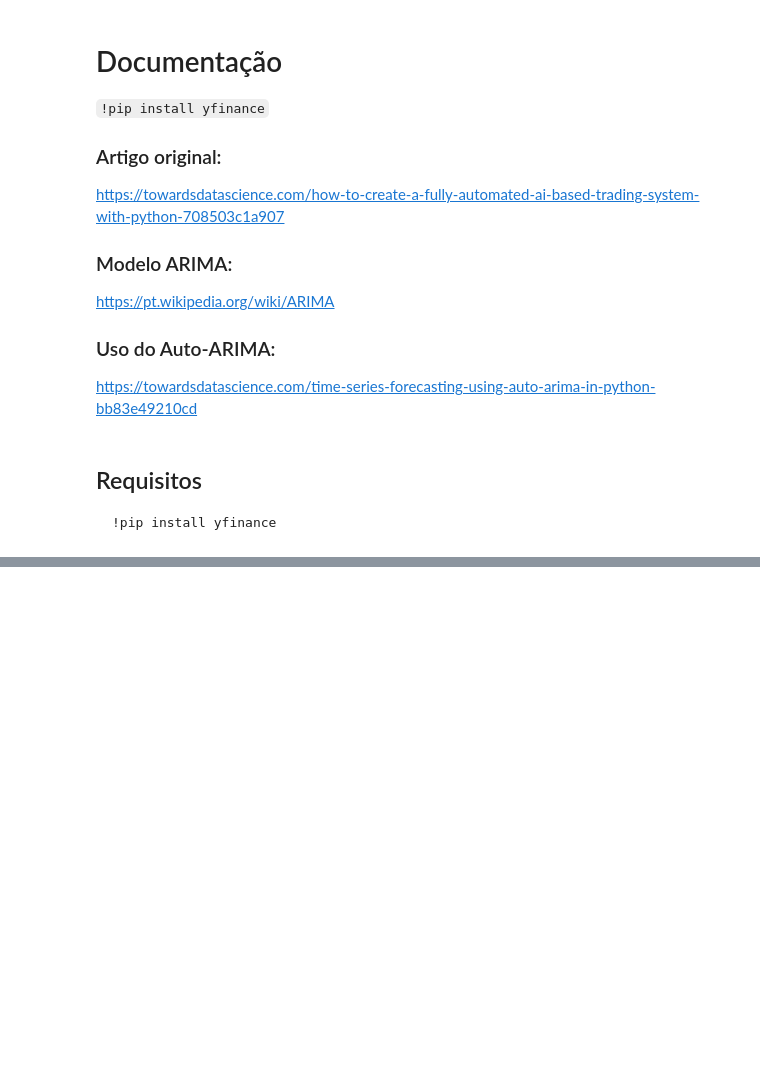
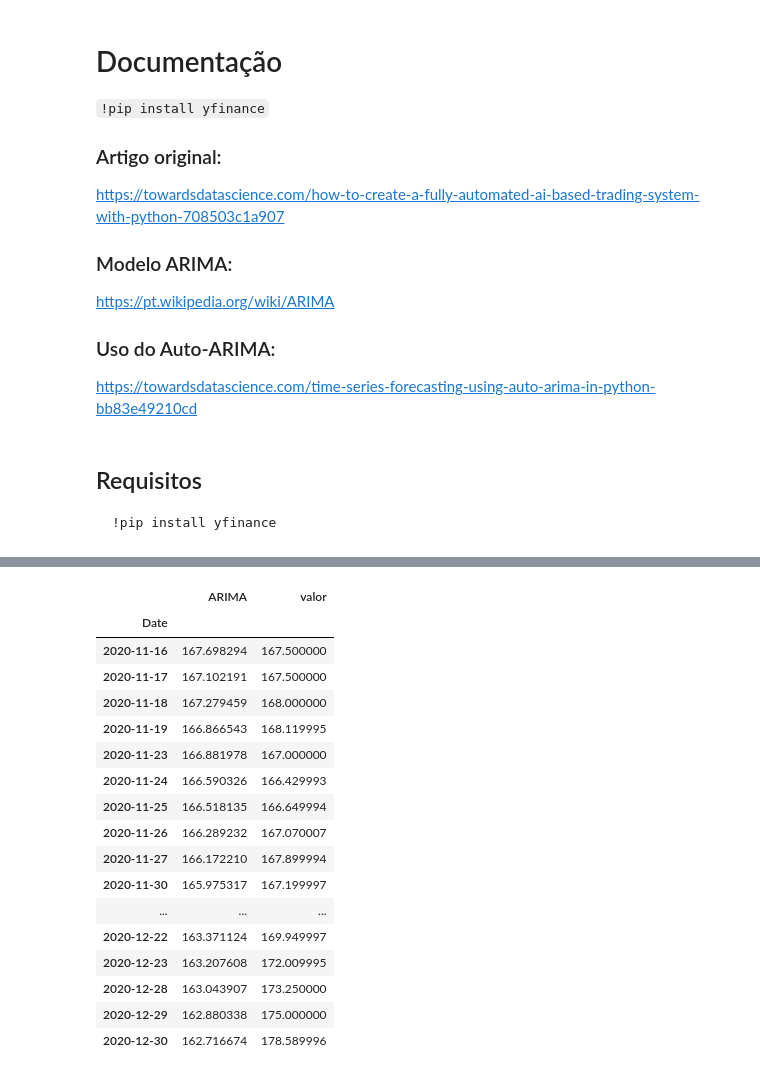
Before and after one commit to renatoreggiani/trAIding, a Jupyter notebook: python-ai-trading-pedro.ipynb, the cells around one changed output, grey strips where cells are left out. Cells and saved outputs as stored; diff of their text form; code cells hidden in the pictures; blank space fills up the shorter version.

```diff
--- a/python-ai-trading-pedro.ipynb
+++ b/python-ai-trading-pedro.ipynb
@@ -75,8 +128,26 @@ def desvio(registro):
 # %%
-df = pd.DataFrame({'predição':arima_model.predict(n_periods=n_steps),'valor':test}, index=test.index)
-df['desvio (%)'] = df.apply(desvio, axis=1)
+df = pd.DataFrame({'ARIMA':df_arima,'valor':test}, index=test.index)
 prd = df
 df
+# %% [output]
+|  | ARIMA | valor |
+| Date |  |  |
+| 2020-11-16 | 167.698294 | 167.500000 |
+| 2020-11-17 | 167.102191 | 167.500000 |
+| 2020-11-18 | 167.279459 | 168.000000 |
+| 2020-11-19 | 166.866543 | 168.119995 |
+| 2020-11-23 | 166.881978 | 167.000000 |
+| 2020-11-24 | 166.590326 | 166.429993 |
+| 2020-11-25 | 166.518135 | 166.649994 |
+| 2020-11-26 | 166.289232 | 167.070007 |
+| 2020-11-27 | 166.172210 | 167.899994 |
+| 2020-11-30 | 165.975317 | 167.199997 |
+| ... | ... | ... |
+| 2020-12-22 | 163.371124 | 169.949997 |
+| 2020-12-23 | 163.207608 | 172.009995 |
+| 2020-12-28 | 163.043907 | 173.250000 |
+| 2020-12-29 | 162.880338 | 175.000000 |
+| 2020-12-30 | 162.716674 | 178.589996 |
 # %%
 plt.figure(figsize=(8,5))
 plt.plot(train, label="treino")
```
Also changed, not shown: parts of 13 cells of this notebook, 4 other files.
